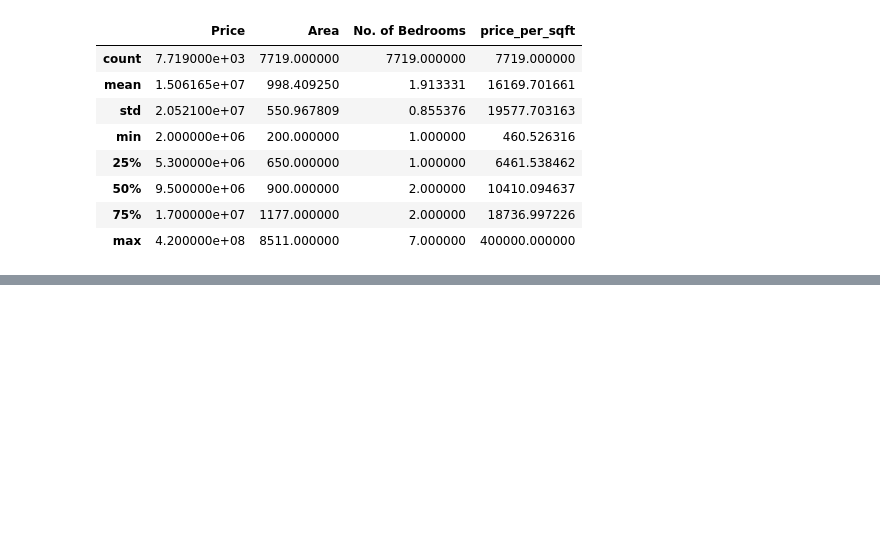
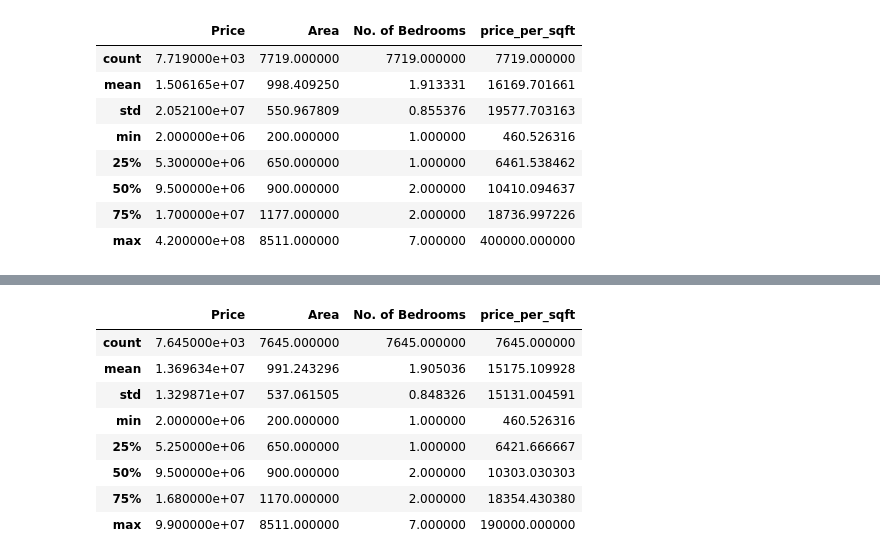
Before and after one commit to girishbans/HousePricePrediction, a Jupyter notebook: Mumbai_House_Prediction-girish.ipynb, the cells around one changed output, grey strips where cells are left out. Cells and saved outputs as stored; diff of their text form; code cells hidden in the pictures; blank space fills up the shorter version.

```diff
--- a/Mumbai_House_Prediction-girish.ipynb
+++ b/Mumbai_House_Prediction-girish.ipynb
@@ -209,0 +223,12 @@ Name: Location, Length: 102, dtype: int64
+# %%
+data.describe()
+# %% [output]
+|  | Price | Area | No. of Bedrooms | price_per_sqft |
+| count | 7.645000e+03 | 7645.000000 | 7645.000000 | 7645.000000 |
+| mean | 1.369634e+07 | 991.243296 | 1.905036 | 15175.109928 |
+| std | 1.329871e+07 | 537.061505 | 0.848326 | 15131.004591 |
+| min | 2.000000e+06 | 200.000000 | 1.000000 | 460.526316 |
+| 25% | 5.250000e+06 | 650.000000 | 1.000000 | 6421.666667 |
+| 50% | 9.500000e+06 | 900.000000 | 2.000000 | 10303.030303 |
+| 75% | 1.680000e+07 | 1170.000000 | 2.000000 | 18354.430380 |
+| max | 9.900000e+07 | 8511.000000 | 7.000000 | 190000.000000 |
```
Also changed, not shown: parts of 23 cells of this notebook, 2 other files.
